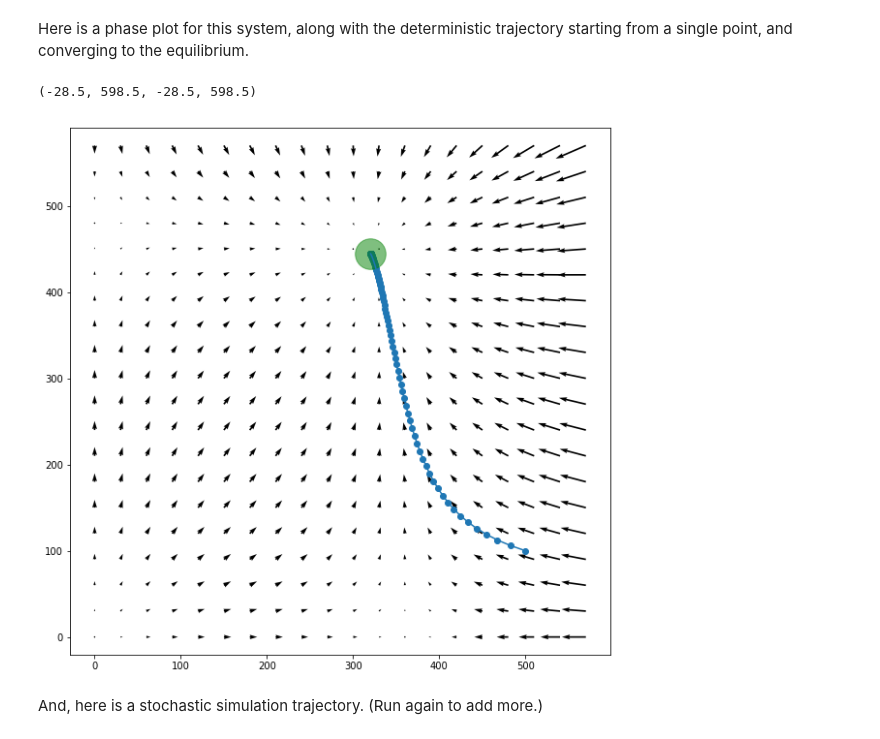
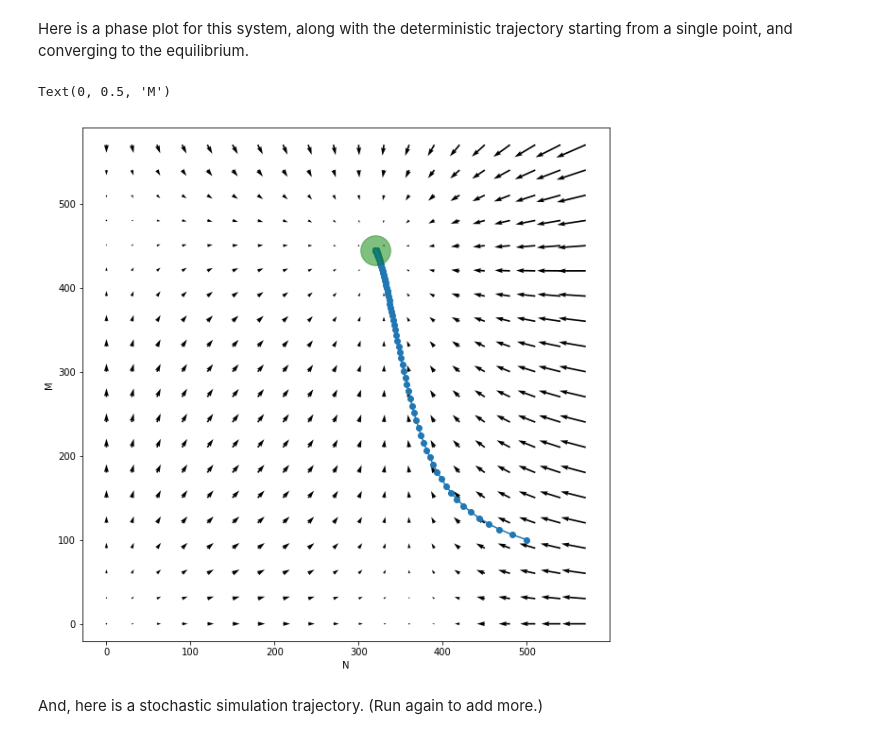
Before and after one commit to petrelharp/popbio, a Jupyter notebook: notebooks/lecture_02.ipynb, the cells around one changed output. Drawn from its saved outputs; the diff is of its cells as text; code cells hidden in the pictures.

```diff
--- a/notebooks/lecture_02.ipynb
+++ b/notebooks/lecture_02.ipynb
@@ -268,18 +268,20 @@ and converging to the equilibrium.
 # %%
 tN, tM = run_sim_2d([500], [100], lv_eqn, 120, dtype='float',
                     **lv_args)
 
 plt.rcParams['figure.figsize'] = [10, 10]
 fig = phase_plot(lv_eqn, xlim=[0, 600], ylim=[0, 600], nx=20, ny=20,
                  **lv_args)
 ax = fig.gca()
 ax.plot(tN, tM)
 ax.scatter(tN, tM)
 ax.scatter(equil[0], equil[1], s=1000, c='g', alpha=0.5)
 ax.axis('equal')
+plt.xlabel("N")
+plt.ylabel("M")
 # %% [output]
-(-28.5, 598.5, -28.5, 598.5)
+Text(0, 0.5, 'M')
-[figure, old version]
+[figure, new version]
 # %% [markdown]
 And, here is a stochastic simulation trajectory.
 (Run again to add more.)
```
Also changed, not shown: parts of 6 cells of this notebook, 1 other file.
